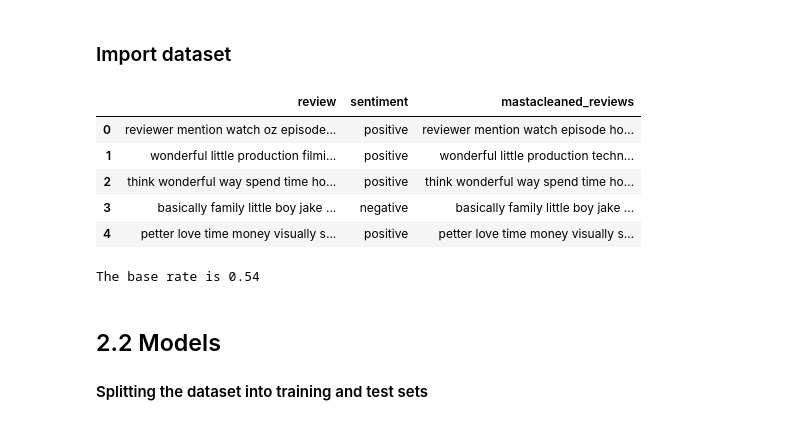
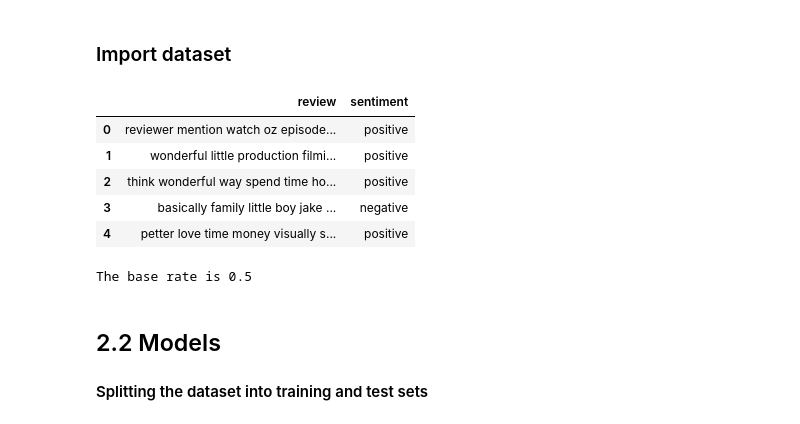
Before and after one commit to SylvainLosey/DMML2019_Team_Orange, a Jupyter notebook: code/2_analysis.ipynb, the cells around one changed output. Saved outputs shown, nothing was run; the diff lists cells and outputs as text; code cells hidden in the pictures.

Commit message:
Use 50k cleaned dataset

```diff
--- a/code/2_analysis.ipynb
+++ b/code/2_analysis.ipynb
@@ -37,18 +36,18 @@ plt.rcParams['figure.figsize'] = [10, 7]
 # %% [markdown]
 ### Import dataset
 # %%
-data = pd.read_csv("../data/very_clean_dataset.csv")
+data = pd.read_csv("../data/super_clean_dataset.csv")
 
 # Keep the first 100 elements to reduce the load on cpu
 
 data.head()
 # %% [output]
-|  | review | sentiment | mastacleaned_reviews |
-| 0 | reviewer mention watch oz episode... | positive | reviewer mention watch episode ho... |
-| 1 | wonderful little production filmi... | positive | wonderful little production techn... |
-| 2 | think wonderful way spend time ho... | positive | think wonderful way spend time ho... |
-| 3 | basically family little boy jake ... | negative | basically family little boy jake ... |
-| 4 | petter love time money visually s... | positive | petter love time money visually s... |
+|  | review | sentiment |
+| 0 | reviewer mention watch oz episode... | positive |
+| 1 | wonderful little production filmi... | positive |
+| 2 | think wonderful way spend time ho... | positive |
+| 3 | basically family little boy jake ... | negative |
+| 4 | petter love time money visually s... | positive |
 # %%
 # Base rate, delete later
 a=data[data["sentiment"]=="positive"].shape
@@ -56,7 +55,7 @@ b=data[data["sentiment"]=="negative"].shape
 base_rate=max(a[0], b[0])/data.shape[0]
 print("The base rate is "+ str(base_rate))
 # %% [output]
-The base rate is 0.54
+The base rate is 0.5
 # %% [markdown]
 ## 2.2 Models
 
```
Also changed, not shown: parts of 20 cells of this notebook, 1 other file.
